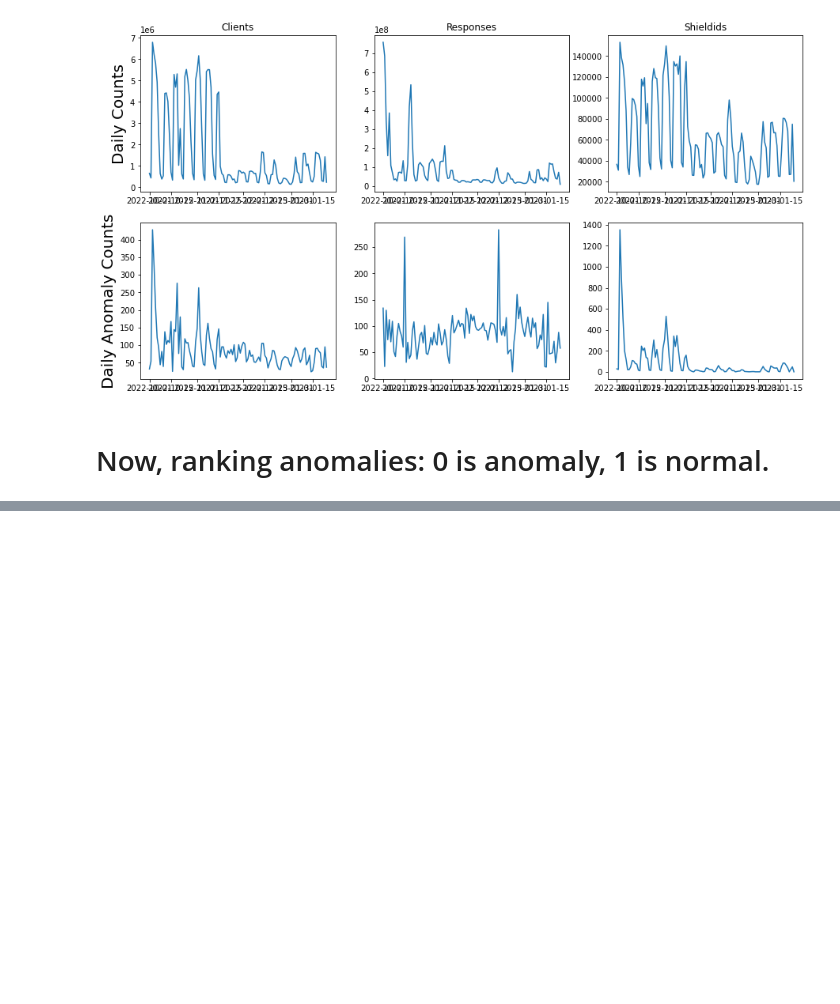
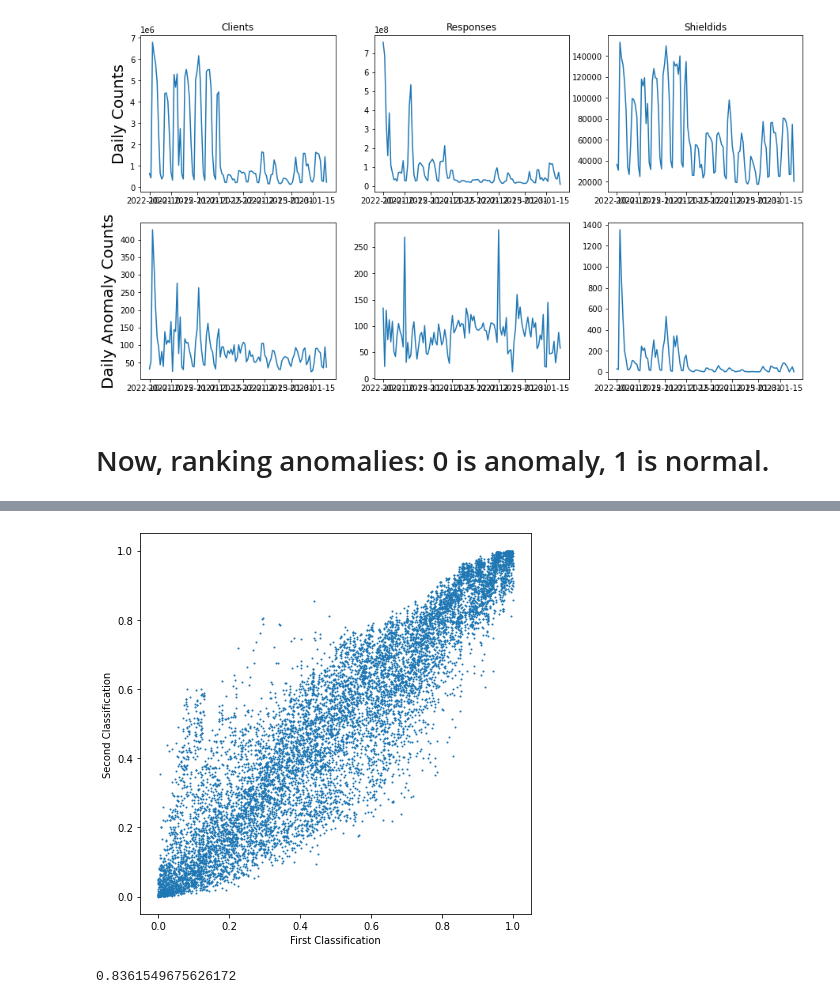
Before and after one commit to IntrusionINTZ/UniversityOfMontana_2023Spring, a Jupyter notebook: Luke/AnomalyFinder2.ipynb, the cells around one changed output, grey strips where cells are left out. Cells and saved outputs as stored; diff of their text form; code cells hidden in the pictures; blank space fills up the shorter version.

```diff
--- a/Luke/AnomalyFinder2.ipynb
+++ b/Luke/AnomalyFinder2.ipynb
@@ -379,15 +359,19 @@ X = df[['rank', 'whois', 'registration_period']]
 y = df['normal_obs']
+# %%
+X_train, X_test, y_train, y_test = train_test_split(X, y, train_size=500000)
 # %%
 # regression pipeline
-cat_features = ['whois']
-num_features = ['rank', 'registration_period']
+cat_features = ['whois', 'tld', 'day']
+num_features = ['rank', 'registration_period', 'num_clients', 'num_responses', 'num_shieldid', 'num_dns_qname',
+                'prob_obs_num_clients', 'prob_obs_num_responses', 'prob_obs_num_shield']
 
 cat_processor = Pipeline(steps=[
     ('imputer', SimpleImputer(strategy='constant', fill_value='None')),
-    ('encoder', OneHotEncoder())
+    ('encoder', OneHotEncoder(handle_unknown='ignore'))
 ])
 
 num_processor = Pipeline(steps=[
+    ('imputer', SimpleImputer(strategy='constant', fill_value=df['rank'].max())),
     ('scaler', MinMaxScaler())
 ])
 
@@ -400,8 +384,8 @@ feature_processor = ColumnTransformer(
 
 pipe = Pipeline(steps=[
     ('feature_processor',feature_processor),
-    ('poly_features',PolynomialFeatures(degree=1)),
-    ('regression',LinearRegression())
+    ('poly_features',PolynomialFeatures(degree=2)),
+    ('regression',SGDRegressor(alpha=0.1, loss='epsilon_insensitive'))
 ])
 
 # fit the model to training set
@@ -410,0 +411,5 @@ SyntaxError: invalid syntax (2807982256.py, line 6)
+# %%
+y_pred = pipe.predict(X_test)
+X_test['normal_obs_pred'] = y_pred
+X_test.sort_values(by='normal_obs_pred', inplace=True)
+X_test['normal_obs_pred'] = np.linspace(0,1,len(X_test))
@@ -410,0 +433,15 @@ SyntaxError: invalid syntax (2807982256.py, line 6)
+# %%
+testdfs = X_test.sample(10000)
+# %%
+plt.figure(figsize=(7,7))
+plt.scatter(testdfs.normal_obs, testdfs.normal_obs_pred, s = 1)
+plt.xlabel('First Classification')
+plt.ylabel('Second Classification')
+plt.show()
+# %% [output]
+[figure, added]
+# %%
+from sklearn.metrics import r2_score
+r2_score(X_test['normal_obs'], X_test['normal_obs_pred'])
+# %% [output]
+0.8361549675626172
```
Also changed, not shown: parts of 19 cells of this notebook.
